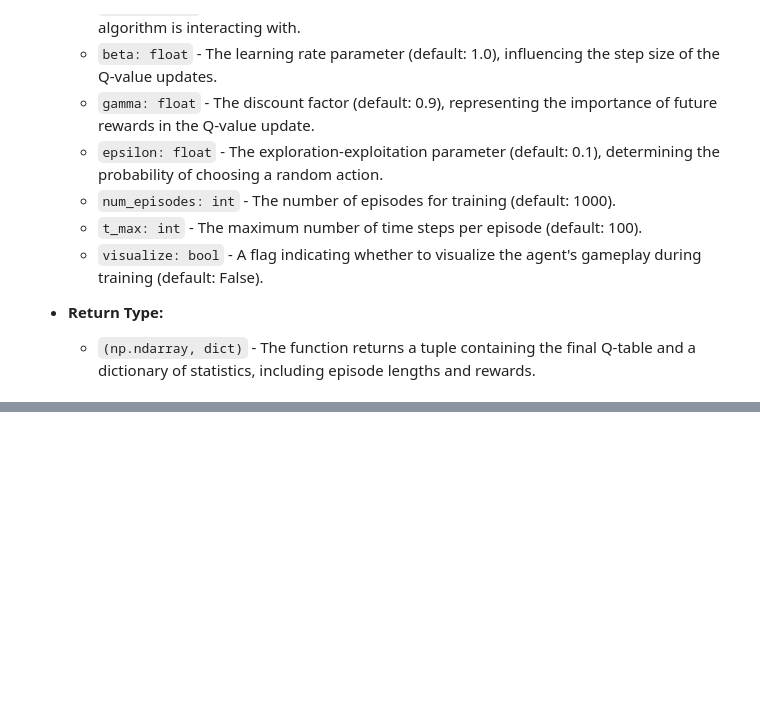
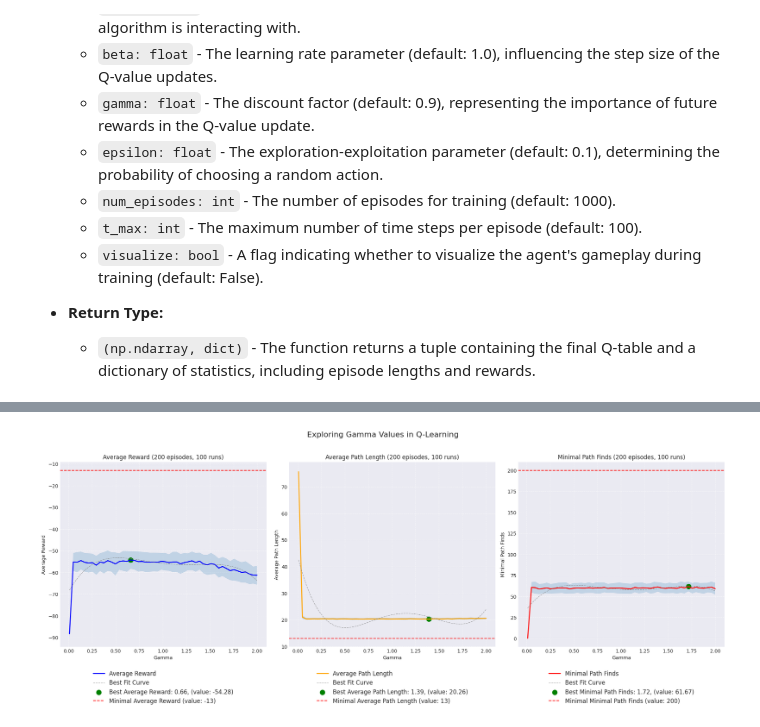
Before and after one commit to oszypczy/Q-learn-algorithm, a Jupyter notebook: lab_5.ipynb, the cells around one changed output, grey strips where cells are left out. Saved outputs shown, nothing was run; the diff lists cells and outputs as text; code cells hidden in the pictures; blank space fills up the shorter version.

```diff
--- a/lab_5.ipynb
+++ b/lab_5.ipynb
@@ -342,0 +286,5 @@ plot_beta_graphs()
+# %%
+# Example usage for gamma values
+plot_values_vs_parameter('gamma', np.linspace(0.01, 2.0, 50), num_runs=100)
+# %% [output]
+[figure, added]
```
Also changed, not shown: parts of 9 cells of this notebook.
